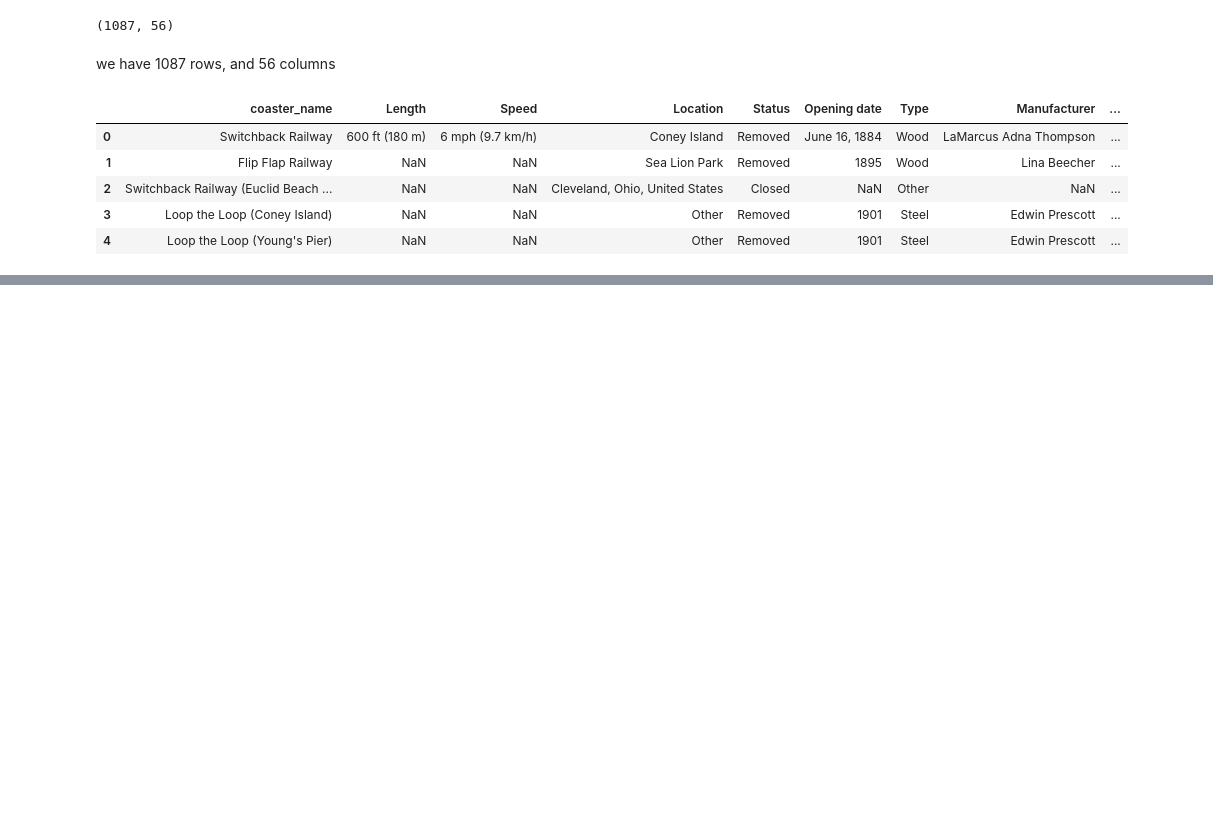
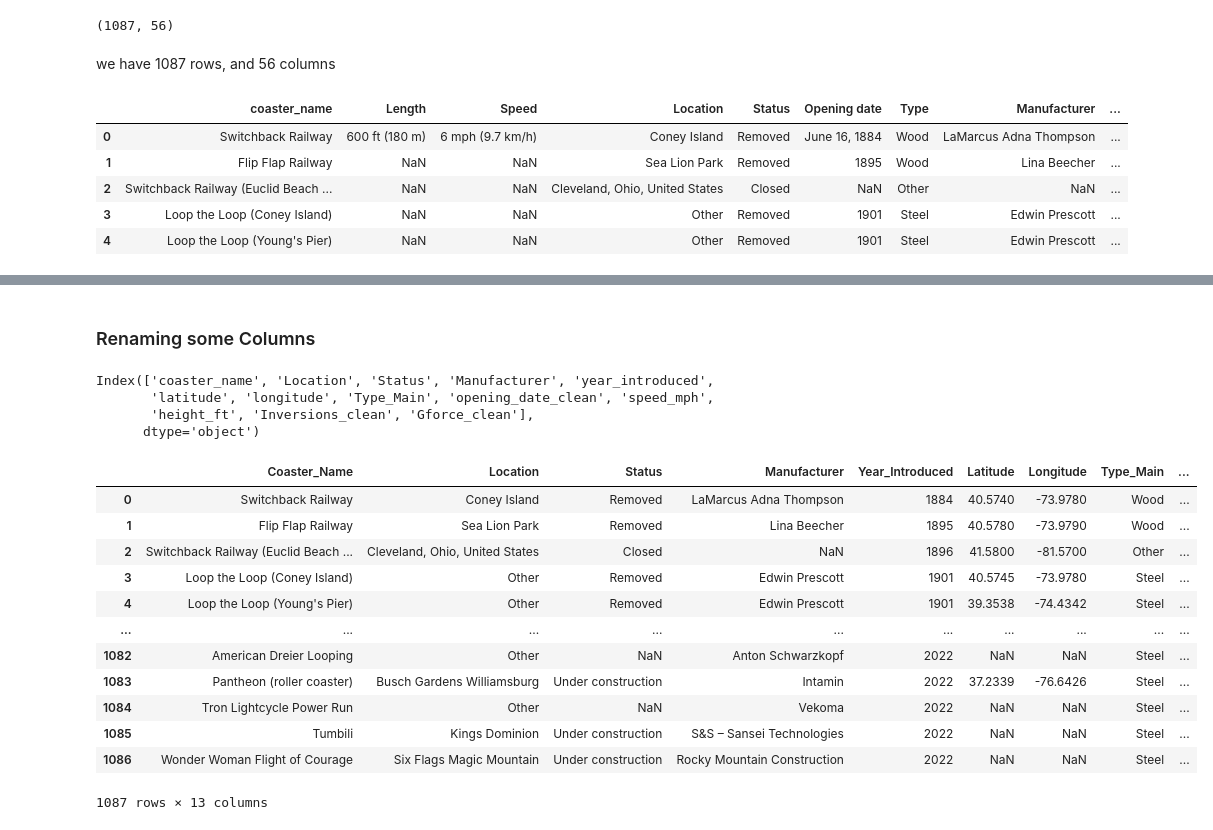
Before and after one commit to Omagbs/Exploratory-Data-Analysis, a Jupyter notebook: Roller Coasters EDA/Untitled.ipynb, the cells around one changed output, grey strips where cells are left out. Drawn from its saved outputs; the diff is of its cells as text; code cells hidden in the pictures; blank space fills up the shorter version.

```diff
--- a/Roller Coasters EDA/Untitled.ipynb
+++ b/Roller Coasters EDA/Untitled.ipynb
@@ -57,0 +191,19 @@ df.head(20)
+# %%
+df = df[['coaster_name', #'Length', 'Speed',
+    'Location', 'Status',
+    #'Opening date',
+      # 'Type',
+         'Manufacturer', #'Height restriction', 'Model', 'Height',
+       #'Inversions', 'Lift/launch system', 'Cost', 'Trains', 'Park section',
+       #Duration', 'Capacity', 'G-force', 'Designer', 'Max vertical angle',
+       #'Drop', 'Soft opening date', 'Fast Lane available', 'Replaced',
+       #'Track layout', 'Fastrack available', 'Soft opening date.1',
+      # 'Closing date', 'Opened', 'Replaced by', 'Website',
+       #'Flash Pass Available', 'Must transfer from wheelchair', 'Theme',
+       #'Single rider line available', 'Restraint Style',
+       #'Flash Pass available', 'Acceleration', 'Restraints', 'Name',
+       'year_introduced', 'latitude', 'longitude', 'Type_Main',
+       'opening_date_clean', #'speed1', 'speed2', 'speed1_value', 'speed1_unit',
+       'speed_mph', #'height_value', 'height_unit',
+    'height_ft',
+       'Inversions_clean', 'Gforce_clean']].copy()
@@ -57,0 +233,2 @@ df.head(20)
+# %%
+df['opening_date_clean'] = pd.to_datetime(df['opening_date_clean'])
@@ -57,0 +252,25 @@ df.head(20)
+# %% [markdown]
+### Renaming some Columns
+# %%
+df.columns
+# %% [output]
+Index(['coaster_name', 'Location', 'Status', 'Manufacturer', 'year_introduced',
+       'latitude', 'longitude', 'Type_Main', 'opening_date_clean', 'speed_mph',
+       'height_ft', 'Inversions_clean', 'Gforce_clean'],
+      dtype='object')
+# %%
+df.rename(columns = {'coaster_name':'Coaster_Name','opening_date_clean':'Opening_Date_Clean', 'speed_mph':'Speed_Mph', 'year_introduced':'Year_Introduced', 'latitude':'Latitude', 'longitude':'Longitude', 'height_ft':'Height_ft', 'Inversions_clean':'Inversions', 'Gforce_clean':'Gforce'})
+# %% [output]
+|  | Coaster_Name | Location | Status | Manufacturer | Year_Introduced | Latitude | Longitude | Type_Main | ... |
+| 0 | Switchback Railway | Coney Island | Removed | LaMarcus Adna Thompson | 1884 | 40.5740 | -73.9780 | Wood | ... |
+| 1 | Flip Flap Railway | Sea Lion Park | Removed | Lina Beecher | 1895 | 40.5780 | -73.9790 | Wood | ... |
+| 2 | Switchback Railway (Euclid Beach ... | Cleveland, Ohio, United States | Closed | NaN | 1896 | 41.5800 | -81.5700 | Other | ... |
+| 3 | Loop the Loop (Coney Island) | Other | Removed | Edwin Prescott | 1901 | 40.5745 | -73.9780 | Steel | ... |
+| 4 | Loop the Loop (Young's Pier) | Other | Removed | Edwin Prescott | 1901 | 39.3538 | -74.4342 | Steel | ... |
+| ... | ... | ... | ... | ... | ... | ... | ... | ... | ... |
+| 1082 | American Dreier Looping | Other | NaN | Anton Schwarzkopf | 2022 | NaN | NaN | Steel | ... |
+| 1083 | Pantheon (roller coaster) | Busch Gardens Williamsburg | Under construction | Intamin | 2022 | 37.2339 | -76.6426 | Steel | ... |
+| 1084 | Tron Lightcycle Power Run | Other | NaN | Vekoma | 2022 | NaN | NaN | Steel | ... |
+| 1085 | Tumbili | Kings Dominion | Under construction | S&S – Sansei Technologies | 2022 | NaN | NaN | Steel | ... |
+| 1086 | Wonder Woman Flight of Courage | Six Flags Magic Mountain | Under construction | Rocky Mountain Construction | 2022 | NaN | NaN | Steel | ... |
+1087 rows × 13 columns
```
Also changed, not shown: parts of 17 cells of this notebook.
